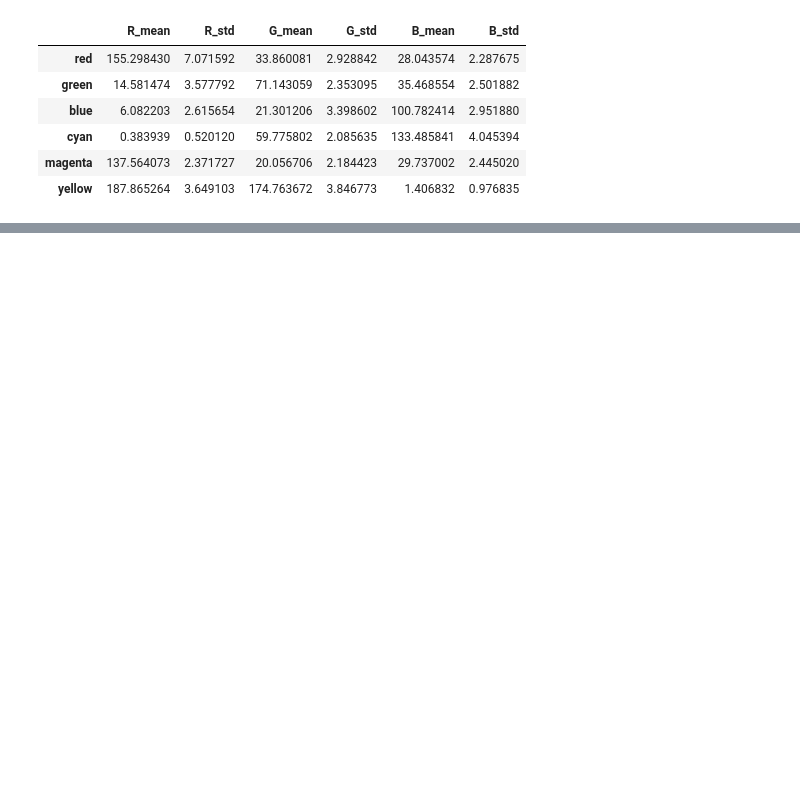
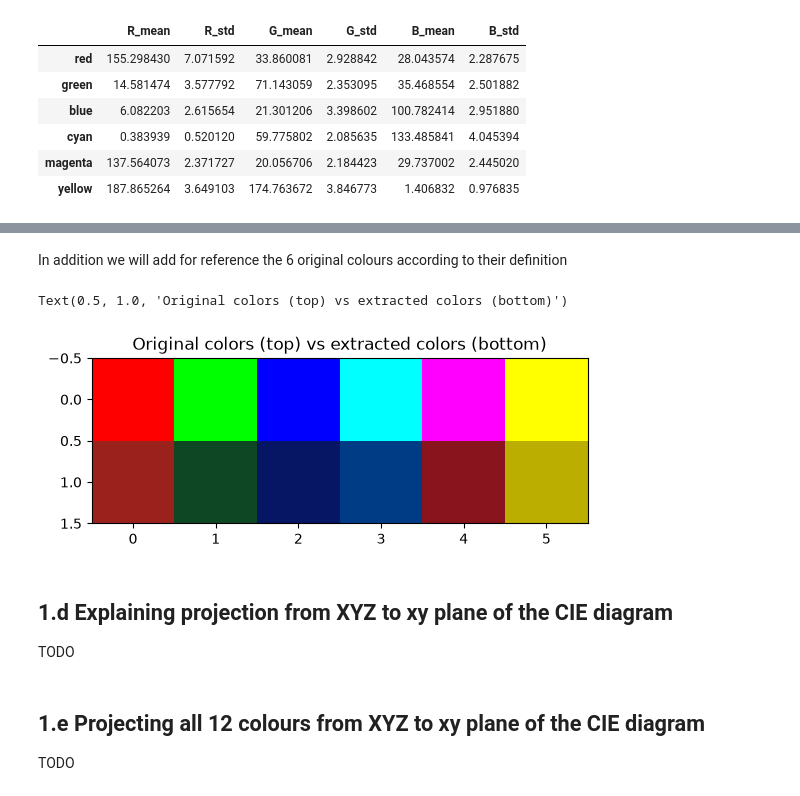
Before and after one commit to yizharf9/coding, a Jupyter notebook: bgu/multimedia_compression/first_paper/ex1.ipynb, the cells around one changed output, grey strips where cells are left out. Saved outputs shown, nothing was run; the diff lists cells and outputs as text; code cells hidden in the pictures; blank space fills up the shorter version.

```diff
--- a/bgu/multimedia_compression/first_paper/ex1.ipynb
+++ b/bgu/multimedia_compression/first_paper/ex1.ipynb
@@ -143,0 +177,39 @@ A - Printing uses the complementary colors Cyan, Magenta, and Yellow because it
+# %% [markdown]
+In addition we will add for reference the 6 original colours according to their definition
+# %%
+R = [255, 0, 0]
+G = [0, 255, 0]
+B = [0, 0, 255]
+
+Y = [255, 255, 0]
+C = [0, 255, 255]
+M = [255, 0, 255]
+
+
+R_mean = mean_pixel_values[0]
+G_mean = mean_pixel_values[1]
+B_mean = mean_pixel_values[2]
+
+Y_mean = mean_pixel_values[3]
+C_mean = mean_pixel_values[4]
+M_mean = mean_pixel_values[5]
+
+# Original colors - uncomment the following line to see the original colors
+# plt.imshow(np.array([[R, G, B], [Y, C, M]]).astype(np.uint8))
+
+# Mean colors - uncomment the following line to see the mean colors extracted from the rectangles
+# plt.imshow(np.array([[R_mean, G_mean, B_mean], [Y_mean, C_mean, M_mean]]).astype(np.uint8))
+
+plt.imshow(np.array([[R, G, B, C, M , Y],[R_mean, G_mean, B_mean, Y_mean, C_mean, M_mean]]).astype(np.uint8))
+plt.title("Original colors (top) vs extracted colors (bottom)")
+# %% [output]
+Text(0.5, 1.0, 'Original colors (top) vs extracted colors (bottom)')
+[figure, added]
+# %% [markdown]
+## 1.d Explaining projection from XYZ to xy plane of the CIE diagram
+
+TODO
+# %% [markdown]
+## 1.e Projecting all 12 colours from XYZ to xy plane of the CIE diagram
+
+TODO
```
Also changed, not shown: parts of 6 cells of this notebook.
